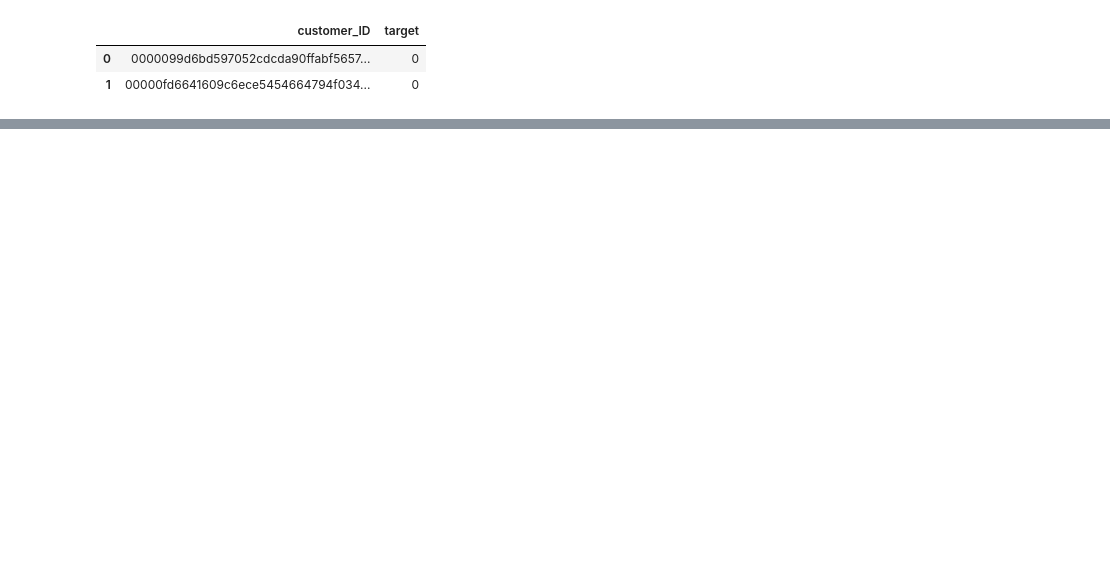
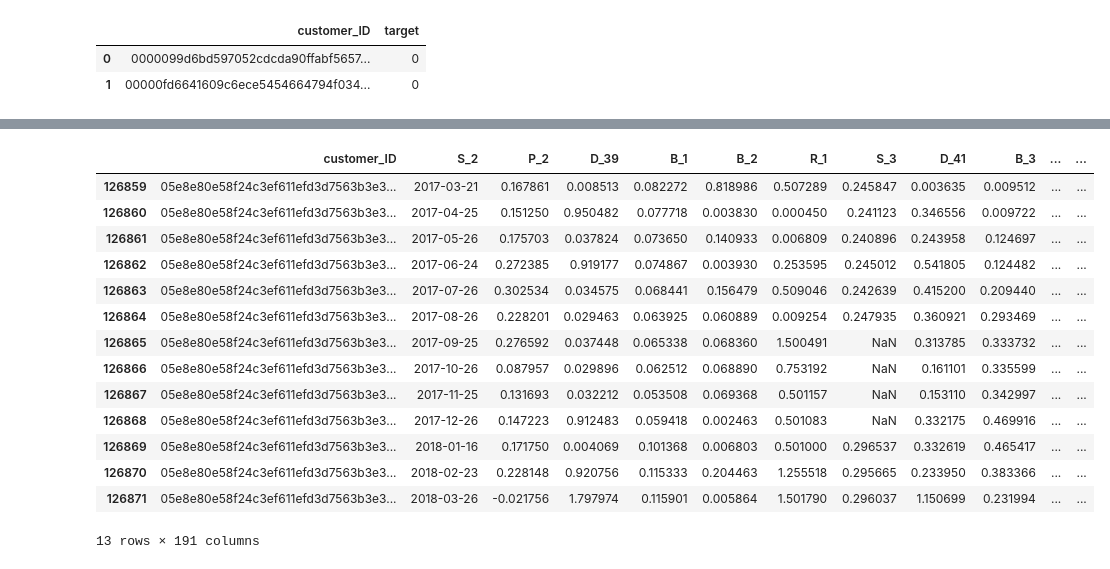
Before and after one commit to s260895/credit_default_risk_modeling, a Jupyter notebook: nb.ipynb, the cells around one changed output, grey strips where cells are left out. Cells and saved outputs as stored; diff of their text form; code cells hidden in the pictures; blank space fills up the shorter version.

```diff
--- a/nb.ipynb
+++ b/nb.ipynb
@@ -17,0 +96,18 @@ X = train_data.merge(train_label, on='customer_ID', how='inner')
+# %%
+X[X['customer_ID'] == X['customer_ID'].value_counts().index[200]]
+# %% [output]
+|  | customer_ID | S_2 | P_2 | D_39 | B_1 | B_2 | R_1 | S_3 | D_41 | B_3 | ... | ... |
+| 126859 | 05e8e80e58f24c3ef611efd3d7563b3e3... | 2017-03-21 | 0.167861 | 0.008513 | 0.082272 | 0.818986 | 0.507289 | 0.245847 | 0.003635 | 0.009512 | ... | ... |
+| 126860 | 05e8e80e58f24c3ef611efd3d7563b3e3... | 2017-04-25 | 0.151250 | 0.950482 | 0.077718 | 0.003830 | 0.000450 | 0.241123 | 0.346556 | 0.009722 | ... | ... |
+| 126861 | 05e8e80e58f24c3ef611efd3d7563b3e3... | 2017-05-26 | 0.175703 | 0.037824 | 0.073650 | 0.140933 | 0.006809 | 0.240896 | 0.243958 | 0.124697 | ... | ... |
+| 126862 | 05e8e80e58f24c3ef611efd3d7563b3e3... | 2017-06-24 | 0.272385 | 0.919177 | 0.074867 | 0.003930 | 0.253595 | 0.245012 | 0.541805 | 0.124482 | ... | ... |
+| 126863 | 05e8e80e58f24c3ef611efd3d7563b3e3... | 2017-07-26 | 0.302534 | 0.034575 | 0.068441 | 0.156479 | 0.509046 | 0.242639 | 0.415200 | 0.209440 | ... | ... |
+| 126864 | 05e8e80e58f24c3ef611efd3d7563b3e3... | 2017-08-26 | 0.228201 | 0.029463 | 0.063925 | 0.060889 | 0.009254 | 0.247935 | 0.360921 | 0.293469 | ... | ... |
+| 126865 | 05e8e80e58f24c3ef611efd3d7563b3e3... | 2017-09-25 | 0.276592 | 0.037448 | 0.065338 | 0.068360 | 1.500491 | NaN | 0.313785 | 0.333732 | ... | ... |
+| 126866 | 05e8e80e58f24c3ef611efd3d7563b3e3... | 2017-10-26 | 0.087957 | 0.029896 | 0.062512 | 0.068890 | 0.753192 | NaN | 0.161101 | 0.335599 | ... | ... |
+| 126867 | 05e8e80e58f24c3ef611efd3d7563b3e3... | 2017-11-25 | 0.131693 | 0.032212 | 0.053508 | 0.069368 | 0.501157 | NaN | 0.153110 | 0.342997 | ... | ... |
+| 126868 | 05e8e80e58f24c3ef611efd3d7563b3e3... | 2017-12-26 | 0.147223 | 0.912483 | 0.059418 | 0.002463 | 0.501083 | NaN | 0.332175 | 0.469916 | ... | ... |
+| 126869 | 05e8e80e58f24c3ef611efd3d7563b3e3... | 2018-01-16 | 0.171750 | 0.004069 | 0.101368 | 0.006803 | 0.501000 | 0.296537 | 0.332619 | 0.465417 | ... | ... |
+| 126870 | 05e8e80e58f24c3ef611efd3d7563b3e3... | 2018-02-23 | 0.228148 | 0.920756 | 0.115333 | 0.204463 | 1.255518 | 0.295665 | 0.233950 | 0.383366 | ... | ... |
+| 126871 | 05e8e80e58f24c3ef611efd3d7563b3e3... | 2018-03-26 | -0.021756 | 1.797974 | 0.115901 | 0.005864 | 1.501790 | 0.296037 | 1.150699 | 0.231994 | ... | ... |
+13 rows × 191 columns
```
Also changed, not shown: parts of 19 cells of this notebook.
